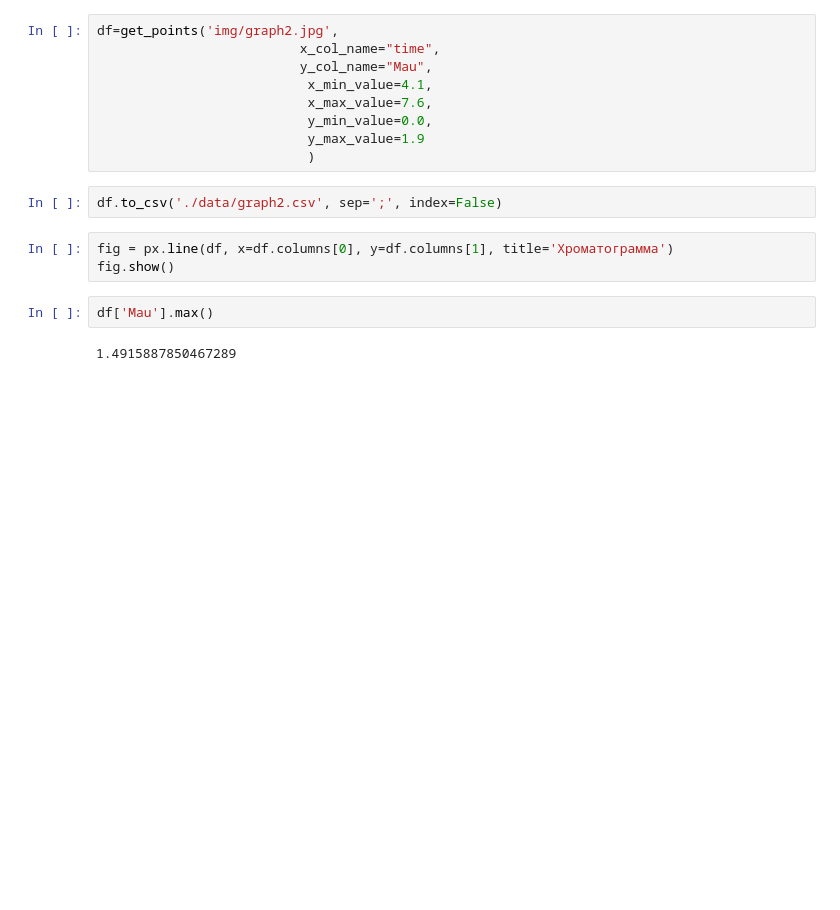
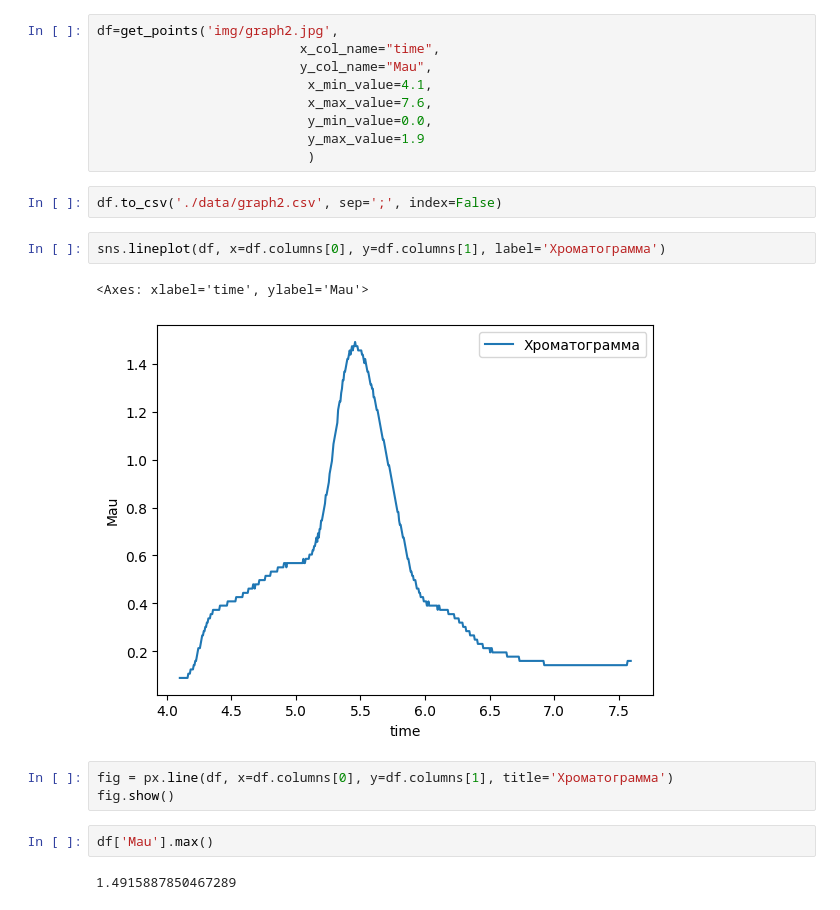
Before and after one commit to glebkuzn/curve_parser, a Jupyter notebook: graph_reader.ipynb, the cells around one changed output. Cells and saved outputs as stored; diff of their text form; blank space fills up the shorter version.

```diff
--- a/graph_reader.ipynb
+++ b/graph_reader.ipynb
@@ -12,6 +13,11 @@ df=get_points('img/graph2.jpg',
                            )
 # %%
 df.to_csv('./data/graph2.csv', sep=';', index=False)
+# %%
+sns.lineplot(df, x=df.columns[0], y=df.columns[1], label='Хроматограмма')
+# %% [output]
+<Axes: xlabel='time', ylabel='Mau'>
+[figure, added]
 # %%
 fig = px.line(df, x=df.columns[0], y=df.columns[1], title='Хроматограмма')
 fig.show()
```
Also changed, not shown: parts of 1 cell of this notebook, 4 other files.
